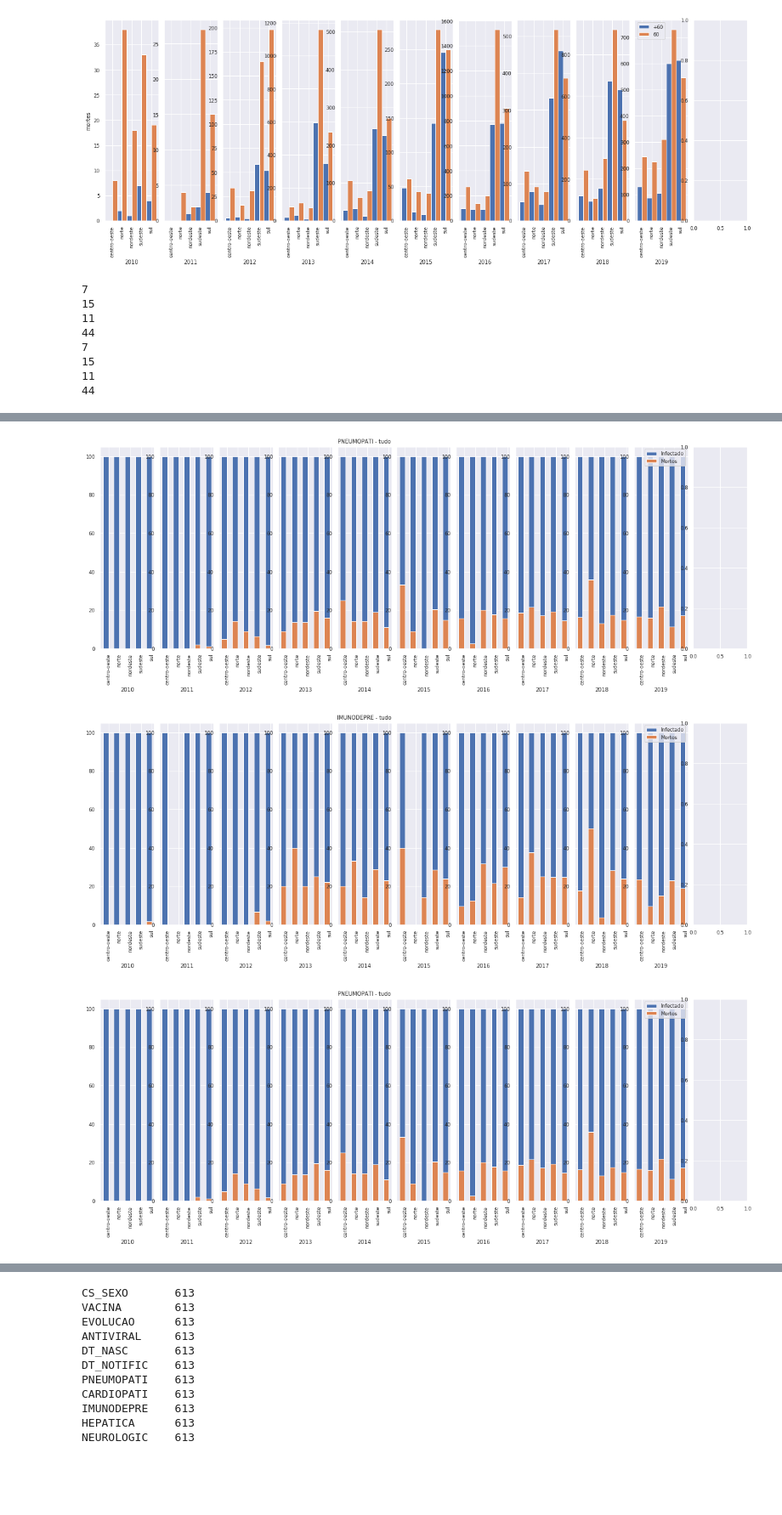
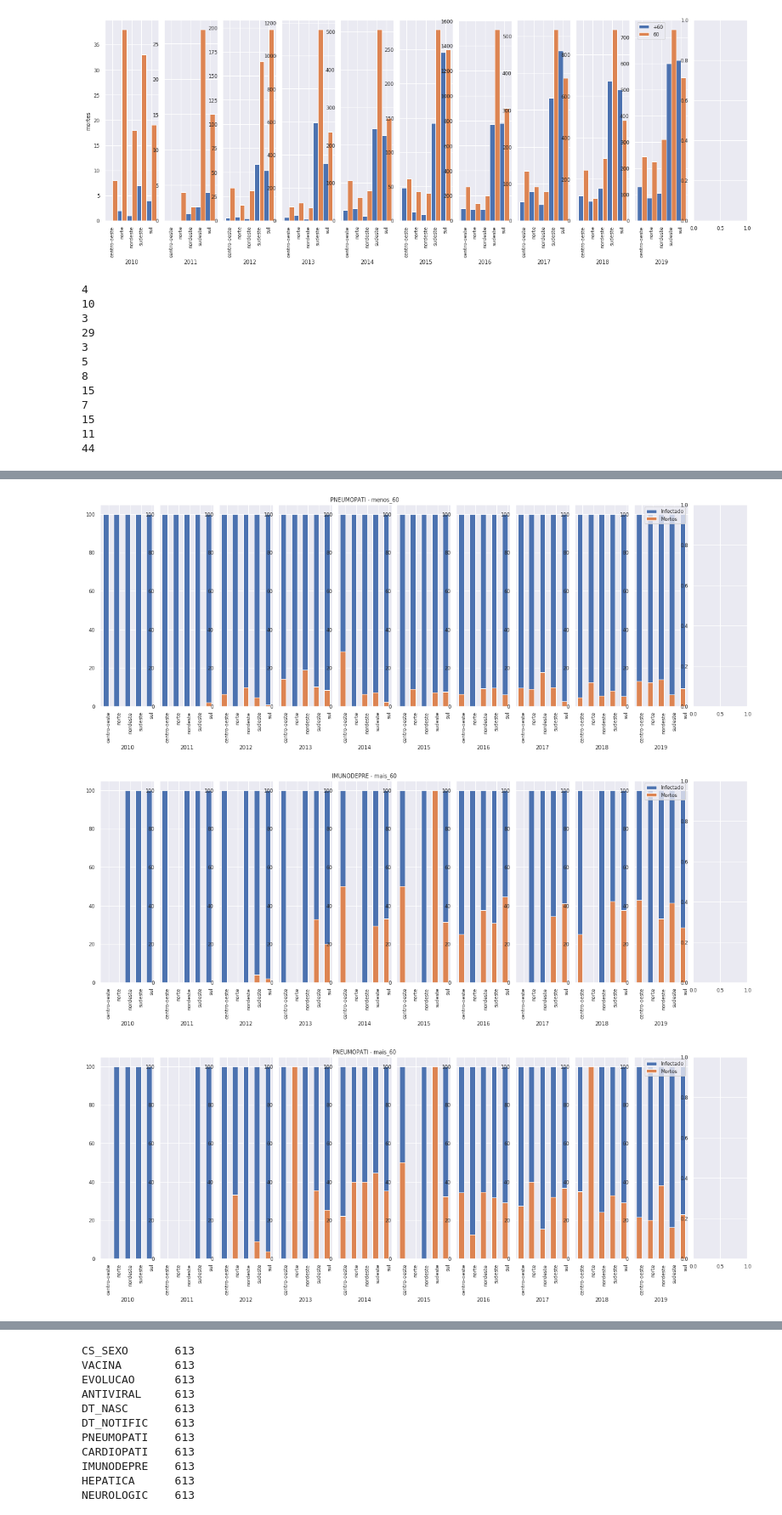
Before and after one commit to brunoartc/IC-Virus-Gripe, a Jupyter notebook: Estudo das variaveis.ipynb, the cells around one changed output, grey strips where cells are left out. Shown: that part at 85% size. Cells and saved outputs as stored; diff of their text form; code cells hidden in the pictures; blank space fills up the shorter version.

```diff
--- a/Estudo das variaveis.ipynb
+++ b/Estudo das variaveis.ipynb
@@ -1476,8 +1476,10 @@ class Comorbidade(Enum):
 
 #plot_bar_per_variable_percentage(output_celan, variable="IMUNODEPRE", set_variable = Comorbidade.NAO.value)
 
-plot_bar_per_variable_percentage(output_celan, variable="IMUNODEPRE", set_variable = Comorbidade.SIM.value, age = 'tudo')
-plot_bar_per_variable_percentage(output_celan, variable="PNEUMOPATI", set_variable = Comorbidade.SIM.value, age = 'tudo')
+plot_bar_per_variable_percentage(output_celan, variable="IMUNODEPRE", set_variable = Comorbidade.SIM.value, age = 'menos_60')
+plot_bar_per_variable_percentage(output_celan, variable="PNEUMOPATI", set_variable = Comorbidade.SIM.value, age = 'menos_60')
+plot_bar_per_variable_percentage(output_celan, variable="IMUNODEPRE", set_variable = Comorbidade.SIM.value, age = 'mais_60')
+plot_bar_per_variable_percentage(output_celan, variable="PNEUMOPATI", set_variable = Comorbidade.SIM.value, age = 'mais_60')
 plot_bar_per_variable_percentage(output_celan, variable="IMUNODEPRE", set_variable = Comorbidade.SIM.value, age = 'tudo')
 plot_bar_per_variable_percentage(output_celan, variable="PNEUMOPATI", set_variable = Comorbidade.SIM.value, age = 'tudo')
 
@@ -1485,11 +1487,15 @@ plot_bar_per_variable_percentage(output_celan, variable="PNEUMOPATI", set_variab
 #IMUNODEPRE
 #PNEUMOPATI
 # %% [output]
+4
+10
+3
+29
+3
+5
+8
+15
 7
 15
 11
 44
-7
-15
-11
-44
@@ -1497,3 +1503,3 @@ plot_bar_per_variable_percentage(output_celan, variable="PNEUMOPATI", set_variab
-[figure, old version]
+[figure, new version]
-[figure, old version]
+[figure, new version]
-[figure, old version]
+[figure, new version]
```
Also changed, not shown: parts of 1 cell of this notebook.
